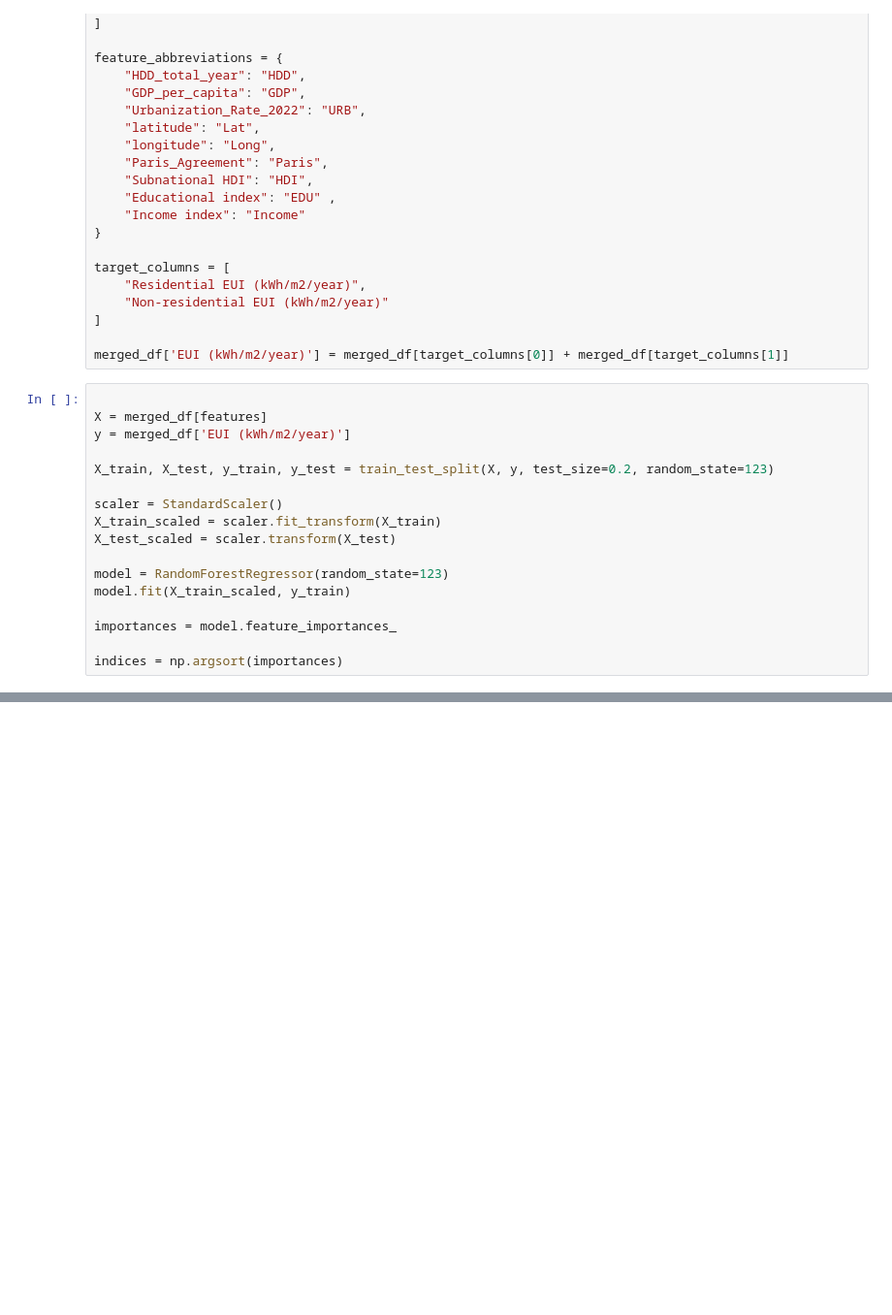
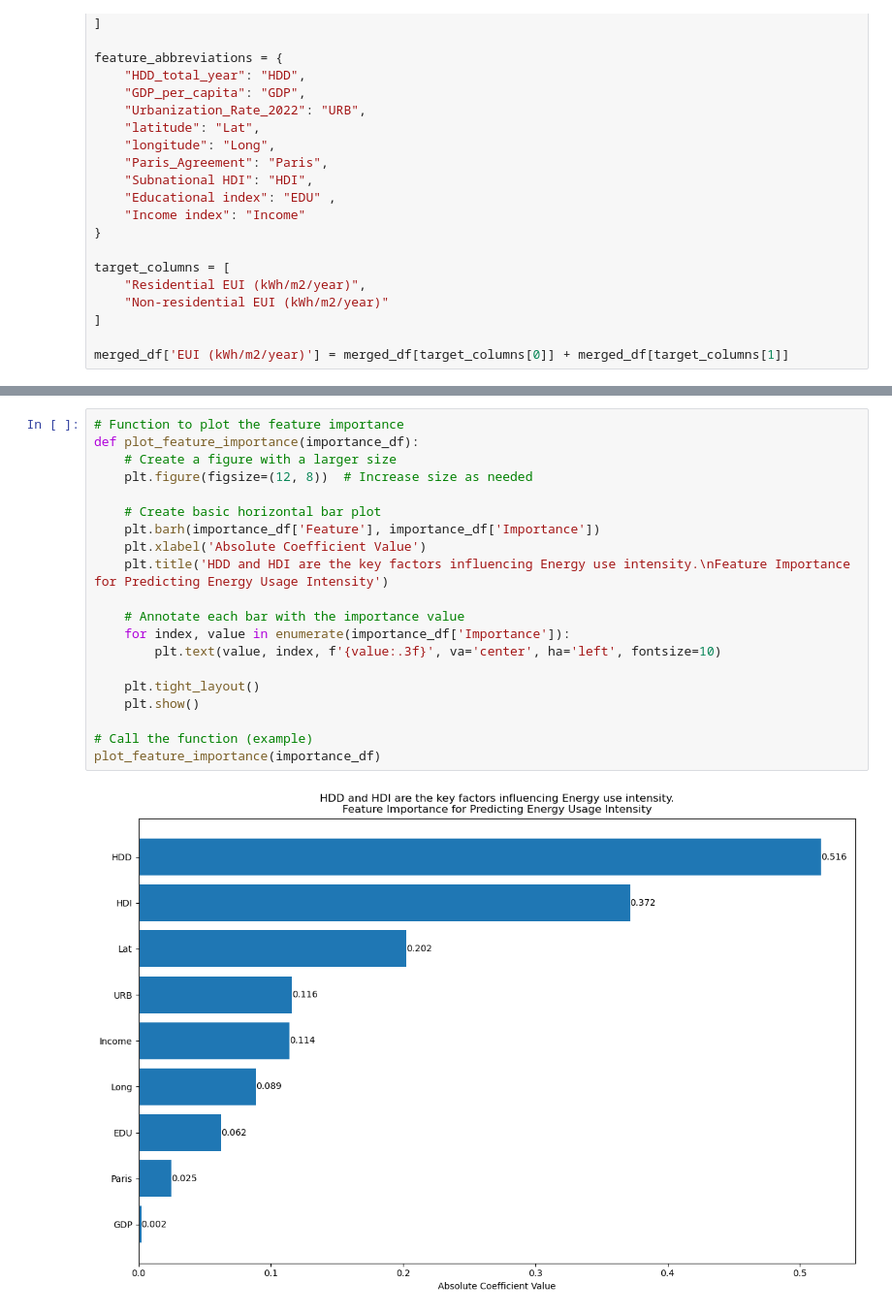
Before and after one commit to AliciaXia222/Capstone-Team-Climate-Trace, a Jupyter notebook: notebooks/04_FeatureImportance.ipynb, the cells around one changed output, grey strips where cells are left out. Shown at 97% size. Saved outputs shown, nothing was run; the diff lists cells and outputs as text; blank space fills up the shorter version.

```diff
--- a/notebooks/04_FeatureImportance.ipynb
+++ b/notebooks/04_FeatureImportance.ipynb
@@ -51,20 +49,3 @@ target_columns = [
 ]
 
 merged_df['EUI (kWh/m2/year)'] = merged_df[target_columns[0]] + merged_df[target_columns[1]]
-# %%
-
-X = merged_df[features]
-y = merged_df['EUI (kWh/m2/year)']
-
-X_train, X_test, y_train, y_test = train_test_split(X, y, test_size=0.2, random_state=123)
-
-scaler = StandardScaler()
-X_train_scaled = scaler.fit_transform(X_train)
-X_test_scaled = scaler.transform(X_test)
-
-model = RandomForestRegressor(random_state=123)
-model.fit(X_train_scaled, y_train)
-
-importances = model.feature_importances_
-
-indices = np.argsort(importances)
@@ -83,0 +112,22 @@ plt.show()
+# %%
+# Function to plot the feature importance
+def plot_feature_importance(importance_df):
+    # Create a figure with a larger size
+    plt.figure(figsize=(12, 8))  # Increase size as needed
+
+    # Create basic horizontal bar plot
+    plt.barh(importance_df['Feature'], importance_df['Importance'])
+    plt.xlabel('Absolute Coefficient Value')
+    plt.title('HDD and HDI are the key factors influencing Energy use intensity.\nFeature Importance for Predicting Energy Usage Intensity')
+
+    # Annotate each bar with the importance value
+    for index, value in enumerate(importance_df['Importance']):
+        plt.text(value, index, f'{value:.3f}', va='center', ha='left', fontsize=10)
+
+    plt.tight_layout()
+    plt.show()
+
+# Call the function (example)
+plot_feature_importance(importance_df)
+# %% [output]
+[figure, added]
```
Also changed, not shown: parts of 5 cells of this notebook, 8 other files.
